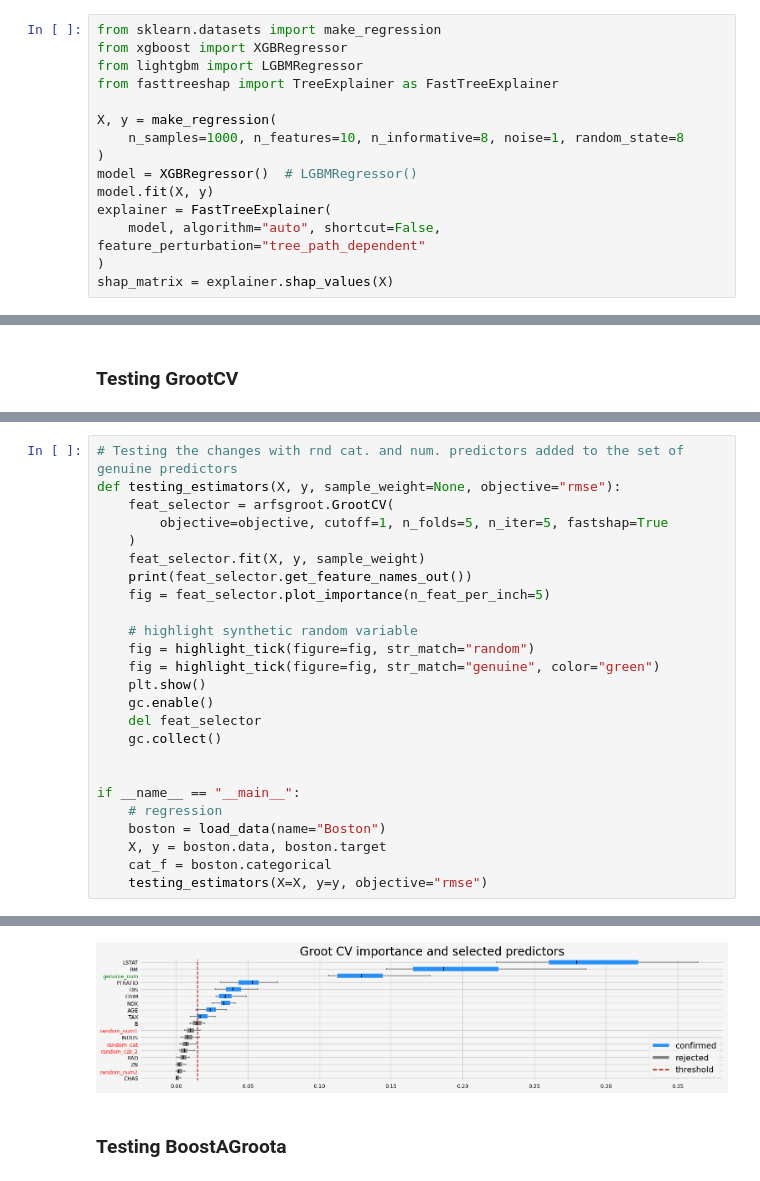
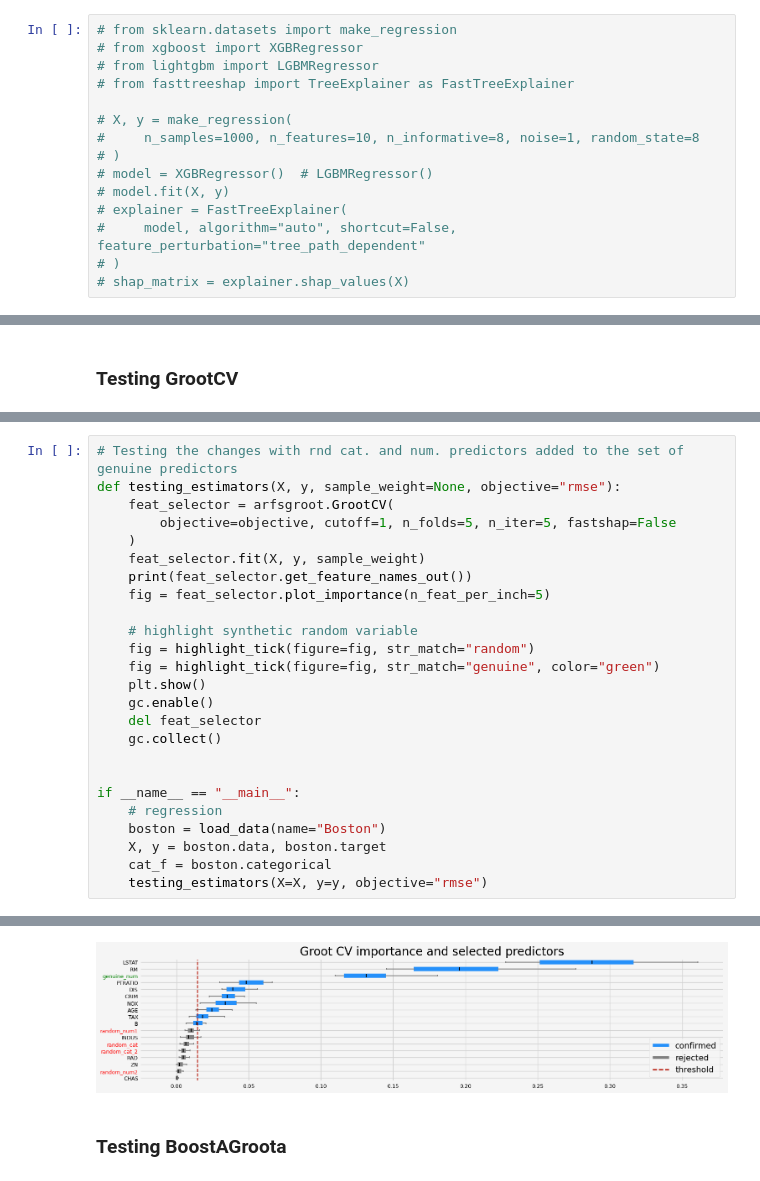
Before and after one commit to ThomasBury/arfs, a Jupyter notebook: docs/notebooks/arfs_regression.ipynb, the cells around one changed output, grey strips where cells are left out. Drawn from its saved outputs; the diff is of its cells as text.

```diff
--- a/docs/notebooks/arfs_regression.ipynb
+++ b/docs/notebooks/arfs_regression.ipynb
@@ -526,15 +542,15 @@ All relevant predictors selected in 00:00:06.35
 # %%
-from sklearn.datasets import make_regression
-from xgboost import XGBRegressor
-from lightgbm import LGBMRegressor
-from fasttreeshap import TreeExplainer as FastTreeExplainer
+# from sklearn.datasets import make_regression
+# from xgboost import XGBRegressor
+# from lightgbm import LGBMRegressor
+# from fasttreeshap import TreeExplainer as FastTreeExplainer
 
-X, y = make_regression(
-    n_samples=1000, n_features=10, n_informative=8, noise=1, random_state=8
-)
-model = XGBRegressor()  # LGBMRegressor()
-model.fit(X, y)
-explainer = FastTreeExplainer(
-    model, algorithm="auto", shortcut=False, feature_perturbation="tree_path_dependent"
-)
-shap_matrix = explainer.shap_values(X)
+# X, y = make_regression(
+#     n_samples=1000, n_features=10, n_informative=8, noise=1, random_state=8
+# )
+# model = XGBRegressor()  # LGBMRegressor()
+# model.fit(X, y)
+# explainer = FastTreeExplainer(
+#     model, algorithm="auto", shortcut=False, feature_perturbation="tree_path_dependent"
+# )
+# shap_matrix = explainer.shap_values(X)
@@ -588,7 +616,7 @@ if __name__ == "__main__":
 # Testing the changes with rnd cat. and num. predictors added to the set of genuine predictors
 def testing_estimators(X, y, sample_weight=None, objective="rmse"):
     feat_selector = arfsgroot.GrootCV(
-        objective=objective, cutoff=1, n_folds=5, n_iter=5, fastshap=True
+        objective=objective, cutoff=1, n_folds=5, n_iter=5, fastshap=False
     )
     feat_selector.fit(X, y, sample_weight)
     print(feat_selector.get_feature_names_out())
@@ -614,4 +658,4 @@ if __name__ == "__main__":
-[figure, old version]
+[figure, new version]
 # %% [markdown]
 ### Testing BoostAGroota
 # %%
```
Also changed, not shown: parts of 21 cells of this notebook, 14 other files.
